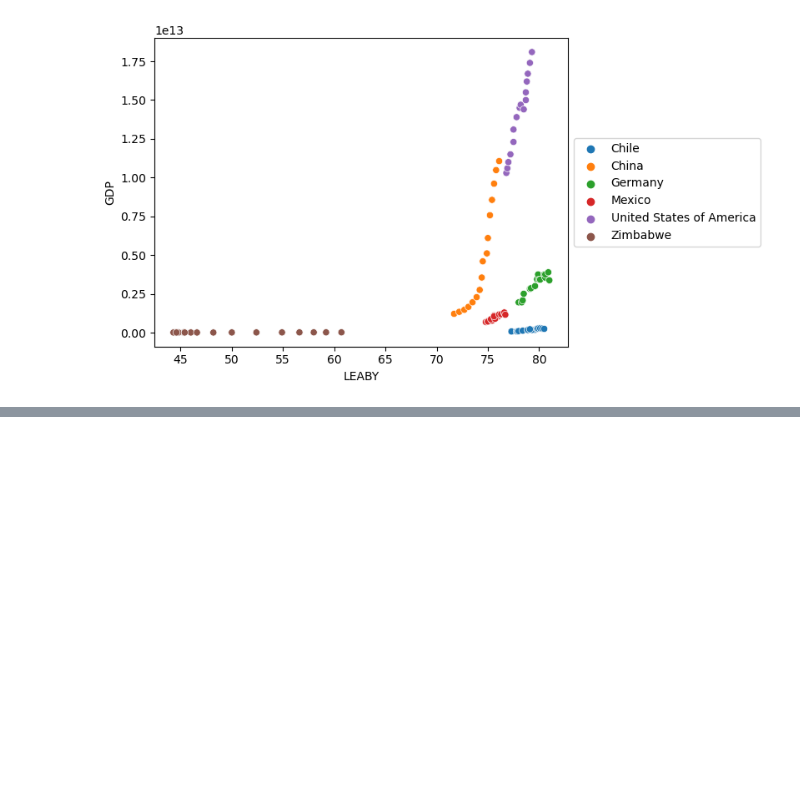
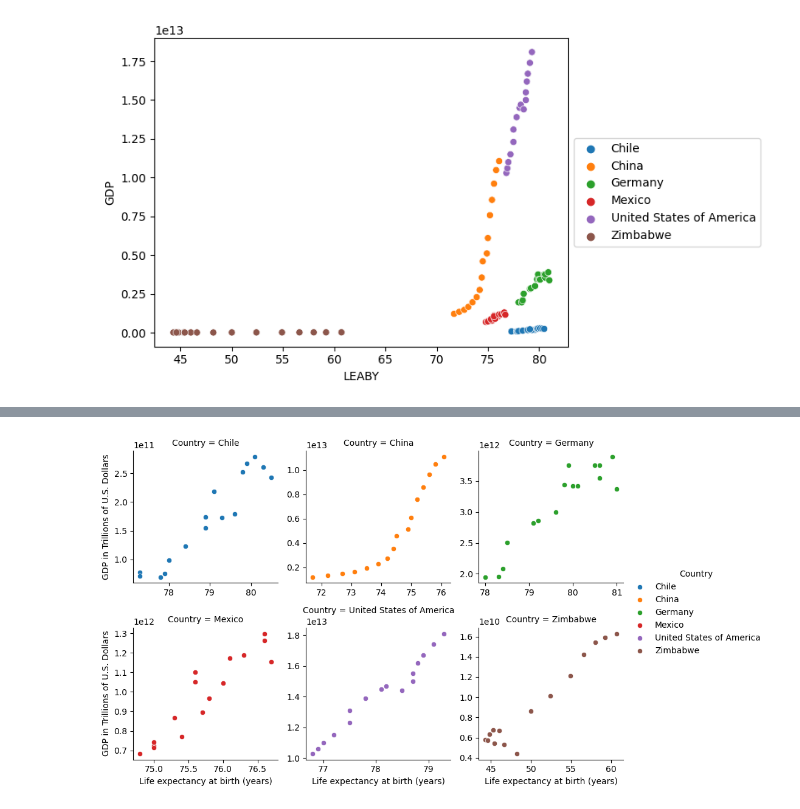
Before and after one commit to zach-crossett/Correlation-Between-GDP-and-Life-Expectancy-codecademy-v1, a Jupyter notebook: life_expectancy_gdp.ipynb, the cells around one changed output, grey strips where cells are left out. Saved outputs shown, nothing was run; the diff lists cells and outputs as text; code cells hidden in the pictures; blank space fills up the shorter version.

```diff
--- a/life_expectancy_gdp.ipynb
+++ b/life_expectancy_gdp.ipynb
@@ -229,0 +232,8 @@ sns.scatterplot(x=df.LEABY, y=df.GDP, hue=df.Country).legend(loc='center left',
+# %%
+graph = sns.FacetGrid(df, col="Country", col_wrap=3,
+                      hue = "Country", sharey = False, sharex = False)
+graph = (graph.map(sns.scatterplot,"LEABY", "GDP")
+         .add_legend()
+         .set_axis_labels("Life expectancy at birth (years)", "GDP in Trillions of U.S. Dollars"));
+# %% [output]
+[figure, added]
```
Also changed, not shown: parts of 2 cells of this notebook.
